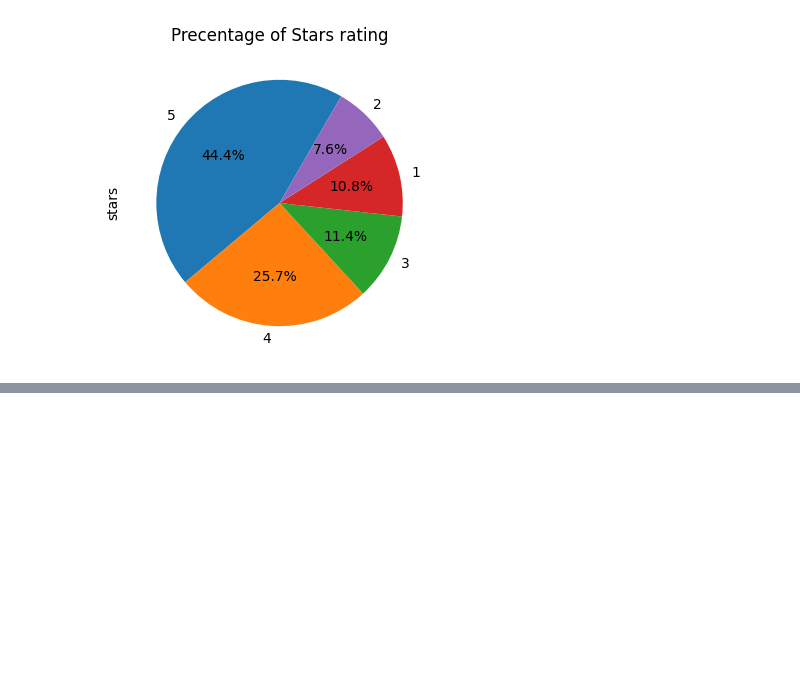
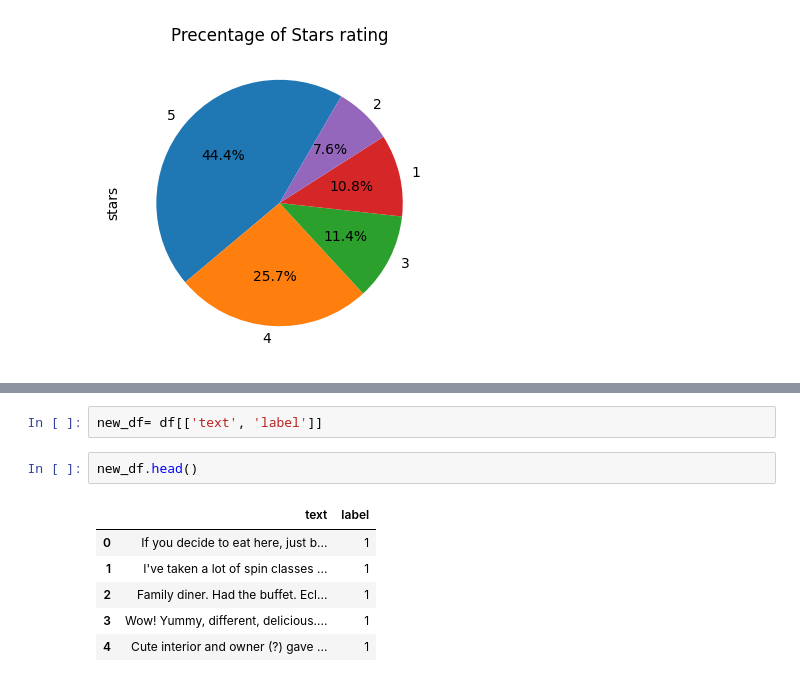
Before and after one commit to Sachinranasing/CM3604-Deep-Learning-Coursework, a Jupyter notebook: Senti with BERT Model.ipynb, the cells around one changed output, grey strips where cells are left out. Saved outputs shown, nothing was run; the diff lists cells and outputs as text; blank space fills up the shorter version.

```diff
--- a/Senti with BERT Model.ipynb
+++ b/Senti with BERT Model.ipynb
@@ -62,0 +97,11 @@ Text(0.5, 1.0, 'Precentage of Stars rating')
+# %%
+new_df= df[['text', 'label']]
+# %%
+new_df.head()
+# %% [output]
+|  | text | label |
+| 0 | If you decide to eat here, just b... | 1 |
+| 1 | I've taken a lot of spin classes ... | 1 |
+| 2 | Family diner. Had the buffet. Ecl... | 1 |
+| 3 | Wow! Yummy, different, delicious.... | 1 |
+| 4 | Cute interior and owner (?) gave ... | 1 |
```
Also changed, not shown: parts of 8 cells of this notebook.
